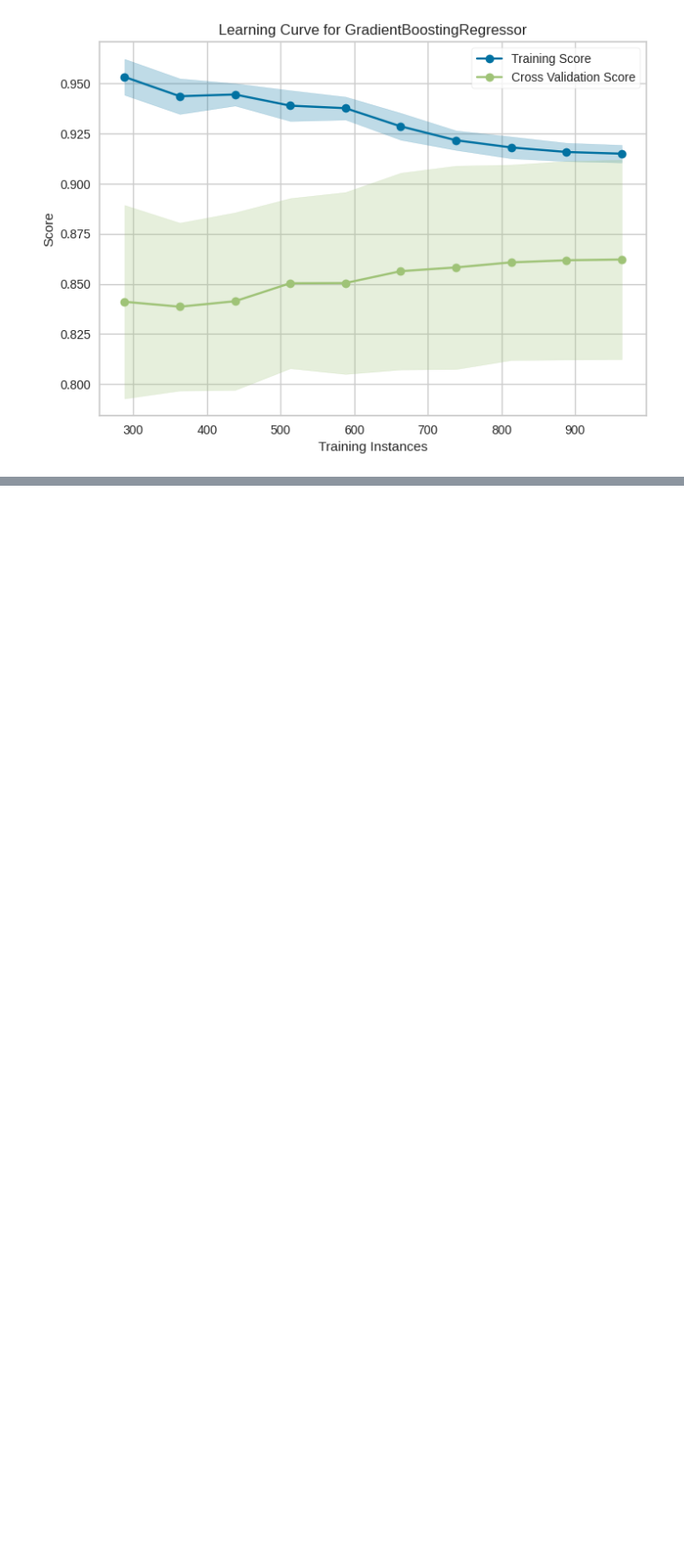
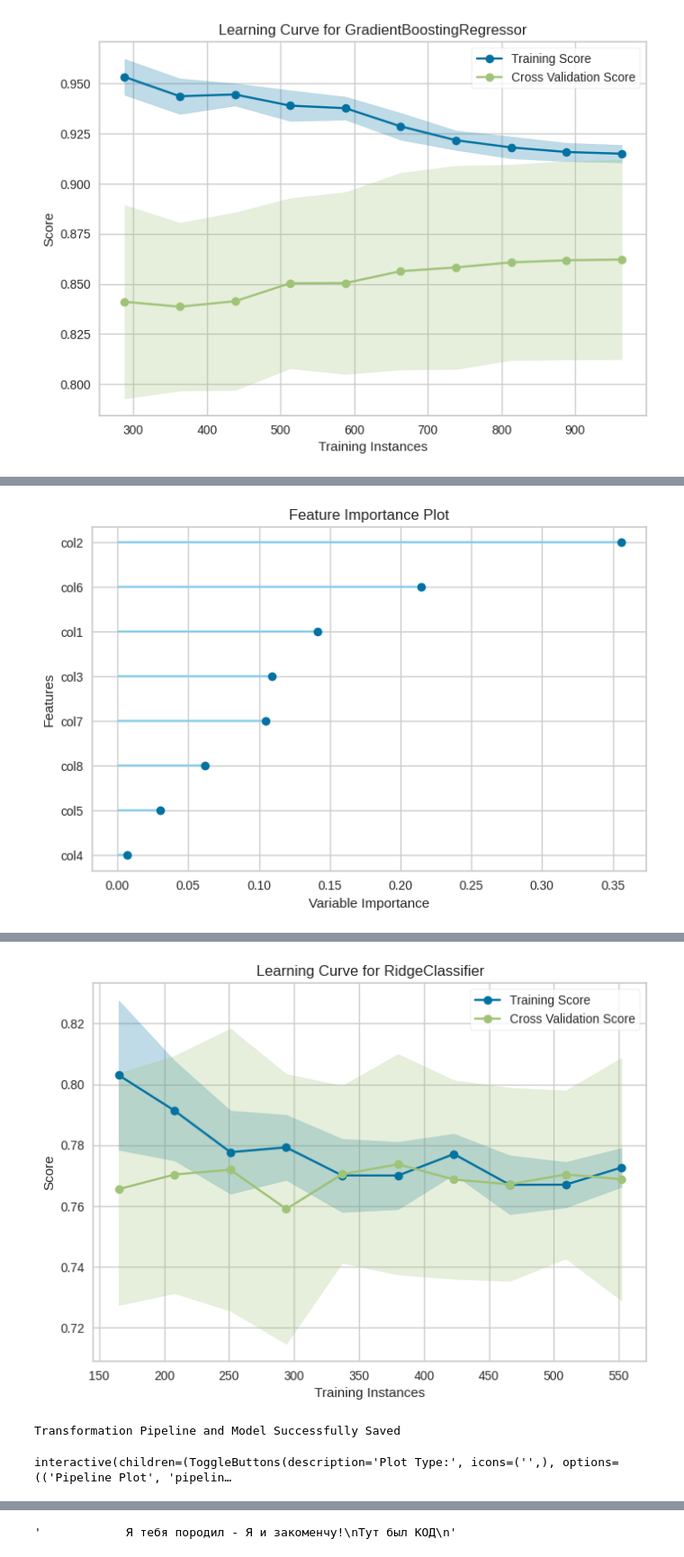
Before and after one commit to PetNik48/TMOIB, a Jupyter notebook: 1/04-task-pycaret/04-pycaret-tasks.ipynb, the cells around one changed output, grey strips where cells are left out. Shown at 90% size. Cells and saved outputs as stored; diff of their text form; code cells hidden in the pictures; blank space fills up the shorter version.

```diff
--- a/1/04-task-pycaret/04-pycaret-tasks.ipynb
+++ b/1/04-task-pycaret/04-pycaret-tasks.ipynb
@@ -265,0 +197,45 @@ plot_model(best_model, plot = 'learning')
+# %%
+# Импорт необходимых библиотек
+from pycaret.classification import *  # Импортируем модуль классификации из Pycaret
+import pandas as pd  # Библиотека для работы с DataFrame
+
+# 1. Загрузка набора данных 'diabetes' из файла diabetes.txt
+#data2 = pd.read_csv('/content/drive/MyDrive/Учеба/Технологии машинного обучения в кибербезопасности/1/04-task-pycaret/diabetes.txt', sep='\t')
+data2 = pd.read_csv('diabetes.txt', sep='\t')
+
+# Проверяем первые строки загруженного датасета
+print(data2.head())
+
+# 2. Настраиваем эксперимент, где целевым признаком является 'target'.
+# Определяем размер тренировочного множества, задаём seed для воспроизводимости результатов
+# и включаем нормализацию данных
+clf = setup(
+    data=data2,           # Передача исходных данных
+    target='target',      # Целевой признак (переменная для предсказания)
+    train_size=0.8,       # Размер тренировочной выборки (80% от всего набора данных)
+    session_id=20,        # Устанавливаем фиксированный случайный seed для воспроизводимости
+    normalize=True        # Включаем нормализацию признаков (приведение значений к одному масштабу)
+)
+
+# 3. Выполняем автоматический подбор лучшей модели среди предложенных моделей
+# Метод compare_models() позволяет автоматически сравнивать различные модели
+# и возвращает лучшую по умолчанию (по метрикам accuracy, AUC, F1 и другим).
+best_model = compare_models()
+
+# 4. Построение графика важности признаков для лучшего классификатора
+# Это поможет нам увидеть, какие признаки оказывают наибольшее влияние на результат
+plot_model(best_model, plot = 'feature')  # График важности признаков
+
+# 5. Строим график кривых обучения для визуализации процесса обучения модели
+# Кривые обучения помогут определить поведение модели на разных этапах тренировки
+plot_model(best_model, plot = 'learning')  # График кривых обучения
+
+# 6. Дополнительно можем сохранить выбранную модель для дальнейшего использования
+save_model(best_model, 'best_diabetes_model')  # Сохраняет модель в файл
+
+# 7. Оцениваем производительность модели на тестовом множестве
+evaluate_model(best_model)  # Получаем отчеты по метрикам производительности модели
+
+# Дополнительная возможность: создание конфьюзен матрицы для анализа ошибок классификации
+plot_model(best_model, plot = 'confusion_matrix')  # Матрица путаницы (ошибок классификации)
+# %% [output]
@@ -265,0 +284 @@ plot_model(best_model, plot = 'learning')
+[figure, added]
@@ -265,0 +286,3 @@ plot_model(best_model, plot = 'learning')
+[figure, added]
+Transformation Pipeline and Model Successfully Saved
+interactive(children=(ToggleButtons(description='Plot Type:', icons=('',), options=(('Pipeline Plot', 'pipelin…
@@ -265,0 +291 @@ plot_model(best_model, plot = 'learning')
+'            Я тебя породил - Я и закоменчу!\nТут был КОД\n'
```
Also changed, not shown: parts of 7 cells of this notebook, 2 other files.
